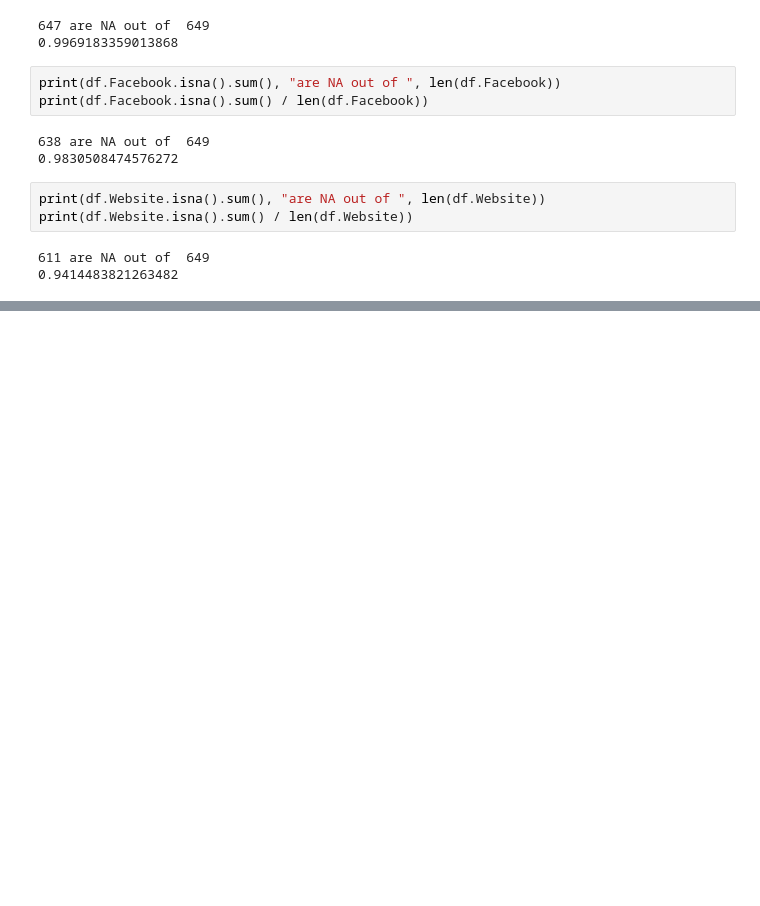
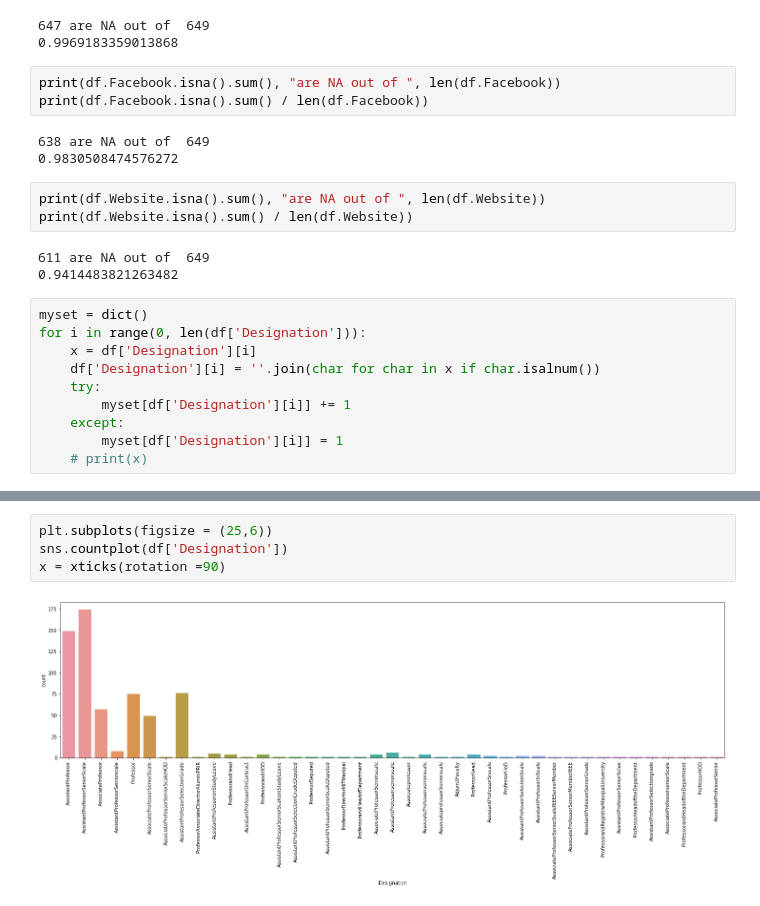
Before and after one commit to dhanusrikar/CarmelSolutions_Internship, a Jupyter notebook: mit_faculty_data_viz.ipynb, the cells around one changed output, grey strips where cells are left out. Saved outputs shown, nothing was run; the diff lists cells and outputs as text; blank space fills up the shorter version.

Commit message:
designation and department graphs

```diff
--- a/mit_faculty_data_viz.ipynb
+++ b/mit_faculty_data_viz.ipynb
@@ -129,3 +129,13 @@ print(df.Website.isna().sum() / len(df.Website))
 # %% [output]
 611 are NA out of  649
 0.9414483821263482
+# %%
+myset = dict()
+for i in range(0, len(df['Designation'])):
+    x = df['Designation'][i]
+    df['Designation'][i] = ''.join(char for char in x if char.isalnum())
+    try:
+        myset[df['Designation'][i]] += 1
+    except:
+        myset[df['Designation'][i]] = 1
+    # print(x)
@@ -131,0 +168,6 @@ print(df.Website.isna().sum() / len(df.Website))
+# %%
+plt.subplots(figsize = (25,6))
+sns.countplot(df['Designation'])
+x = xticks(rotation =90)
+# %% [output]
+[figure, added]
```
Also changed, not shown: parts of 3 cells of this notebook.
